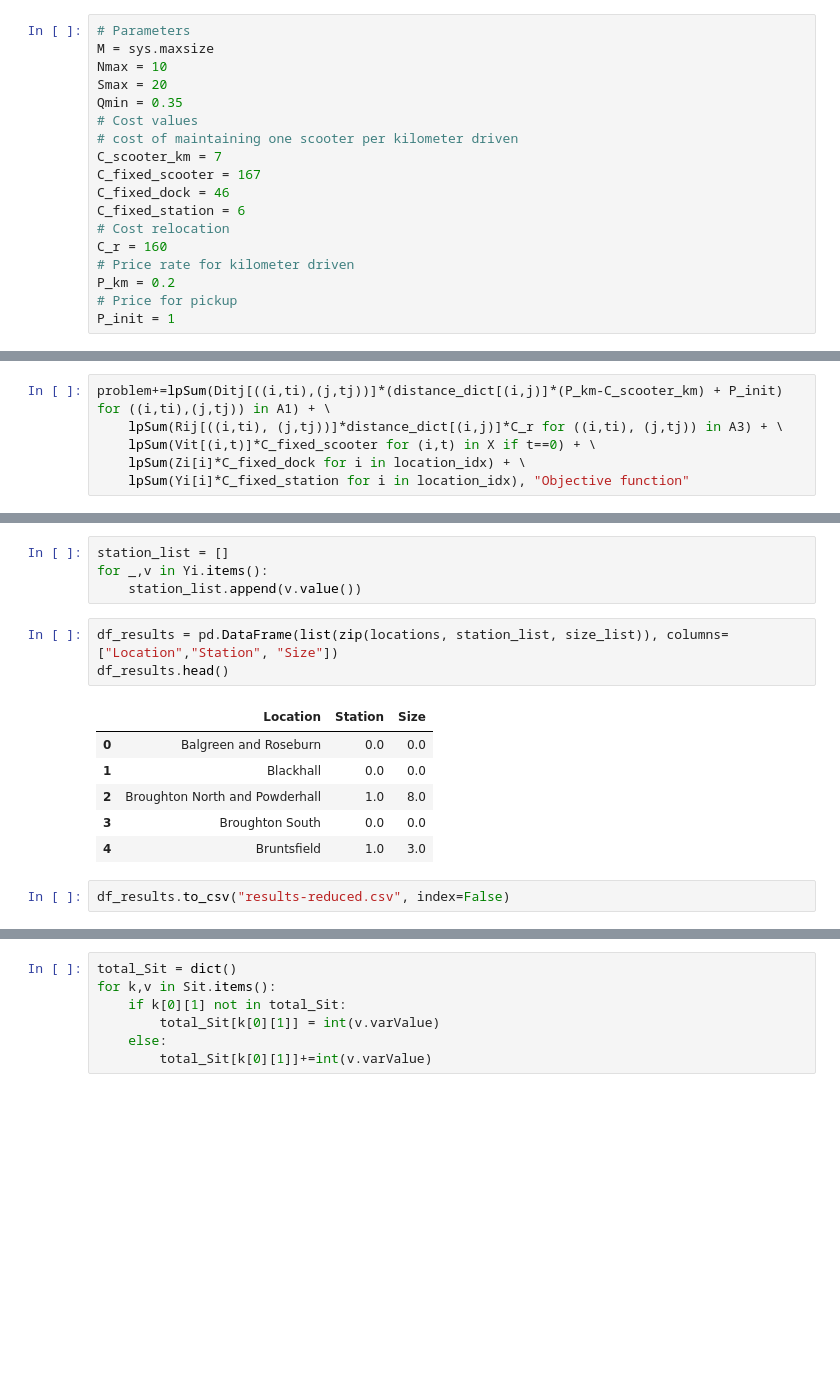
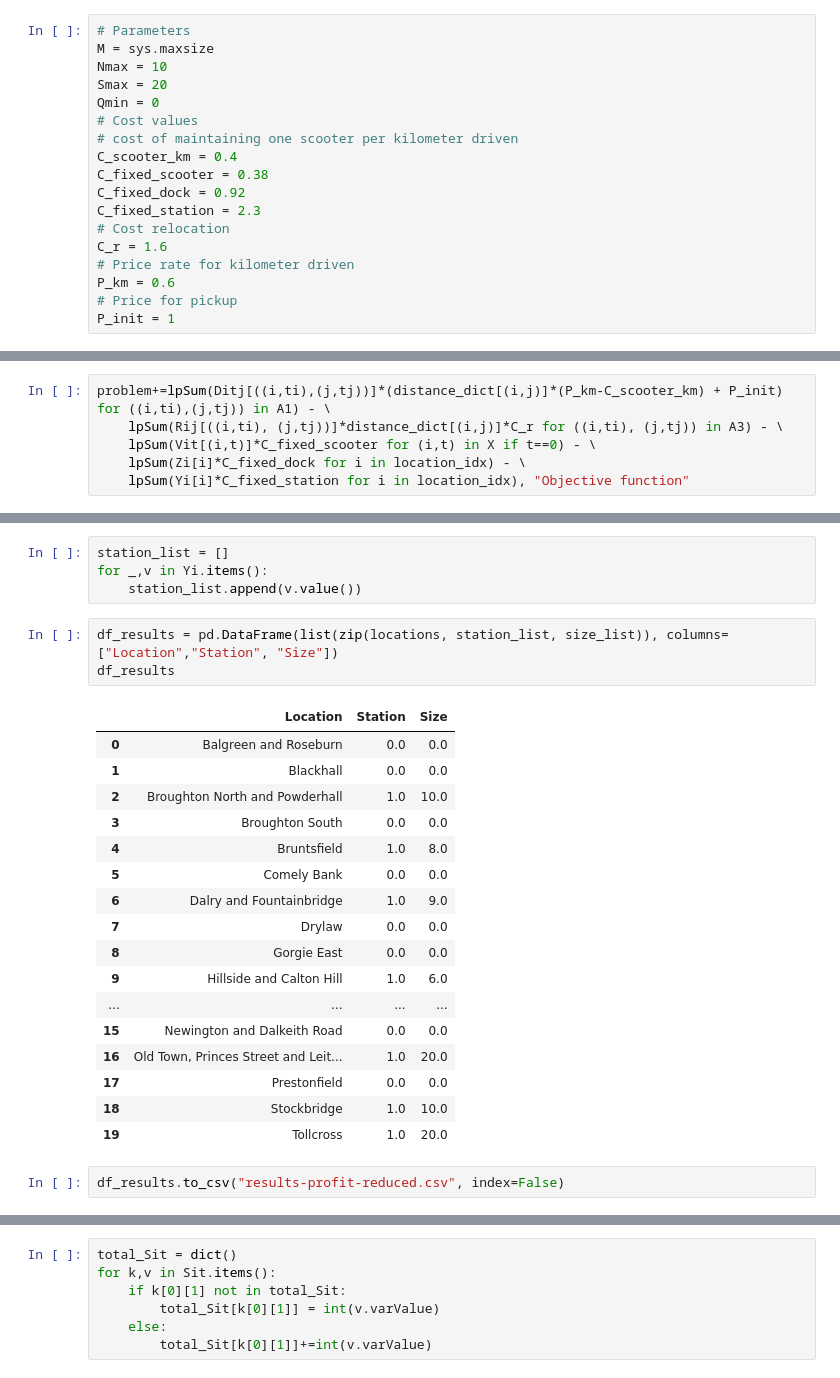
Before and after one commit to ZornitsaAsanska/MILP-Optimisation-E-scooter-Sharing-Scheme, a Jupyter notebook: profit-maximisation-model.ipynb, the cells around one changed output, grey strips where cells are left out. Saved outputs shown, nothing was run; the diff lists cells and outputs as text; blank space fills up the shorter version.

```diff
--- a/profit-maximisation-model.ipynb
+++ b/profit-maximisation-model.ipynb
@@ -32,17 +32,17 @@ for i,(_,v) in enumerate(demand.items()):
 M = sys.maxsize
 Nmax = 10
 Smax = 20
-Qmin = 0.35
+Qmin = 0
 # Cost values
 # cost of maintaining one scooter per kilometer driven
-C_scooter_km = 7
-C_fixed_scooter = 167
-C_fixed_dock = 46
-C_fixed_station = 6
+C_scooter_km = 0.4
+C_fixed_scooter = 0.38
+C_fixed_dock = 0.92
+C_fixed_station = 2.3
 # Cost relocation
-C_r = 160
+C_r = 1.6
 # Price rate for kilometer driven
-P_km = 0.2
+P_km = 0.6
 # Price for pickup
 P_init = 1
 # %%
@@ -75,8 +77,8 @@ Ditj = LpVariable.dicts("#Used_Scooters", A1, 0 ,cat="Continuous")
 # %%
-problem+=lpSum(Ditj[((i,ti),(j,tj))]*(distance_dict[(i,j)]*(P_km-C_scooter_km) + P_init) for ((i,ti),(j,tj)) in A1) + \
-    lpSum(Rij[((i,ti), (j,tj))]*distance_dict[(i,j)]*C_r for ((i,ti), (j,tj)) in A3) + \
-    lpSum(Vit[(i,t)]*C_fixed_scooter for (i,t) in X if t==0) + \
-    lpSum(Zi[i]*C_fixed_dock for i in location_idx) + \
+problem+=lpSum(Ditj[((i,ti),(j,tj))]*(distance_dict[(i,j)]*(P_km-C_scooter_km) + P_init) for ((i,ti),(j,tj)) in A1) - \
+    lpSum(Rij[((i,ti), (j,tj))]*distance_dict[(i,j)]*C_r for ((i,ti), (j,tj)) in A3) - \
+    lpSum(Vit[(i,t)]*C_fixed_scooter for (i,t) in X if t==0) - \
+    lpSum(Zi[i]*C_fixed_dock for i in location_idx) - \
     lpSum(Yi[i]*C_fixed_station for i in location_idx), "Objective function"
 # %%
 for (i,ti) in X:
@@ -160,16 +173,27 @@ for _,v in Yi.items():
     station_list.append(v.value())
 # %%
 df_results = pd.DataFrame(list(zip(locations, station_list, size_list)), columns=["Location","Station", "Size"])
-df_results.head()
+df_results
 # %% [output]
 |  | Location | Station | Size |
 | 0 | Balgreen and Roseburn | 0.0 | 0.0 |
 | 1 | Blackhall | 0.0 | 0.0 |
-| 2 | Broughton North and Powderhall | 1.0 | 8.0 |
+| 2 | Broughton North and Powderhall | 1.0 | 10.0 |
 | 3 | Broughton South | 0.0 | 0.0 |
-| 4 | Bruntsfield | 1.0 | 3.0 |
+| 4 | Bruntsfield | 1.0 | 8.0 |
+| 5 | Comely Bank | 0.0 | 0.0 |
+| 6 | Dalry and Fountainbridge | 1.0 | 9.0 |
+| 7 | Drylaw | 0.0 | 0.0 |
+| 8 | Gorgie East | 0.0 | 0.0 |
+| 9 | Hillside and Calton Hill | 1.0 | 6.0 |
+| ... | ... | ... | ... |
+| 15 | Newington and Dalkeith Road | 0.0 | 0.0 |
+| 16 | Old Town, Princes Street and Leit... | 1.0 | 20.0 |
+| 17 | Prestonfield | 0.0 | 0.0 |
+| 18 | Stockbridge | 1.0 | 10.0 |
+| 19 | Tollcross | 1.0 | 20.0 |
 # %%
-df_results.to_csv("results-reduced.csv", index=False)
+df_results.to_csv("results-profit-reduced.csv", index=False)
 # %%
 for k, v in Sit.items():
     print(str(k[0]) + ', '+ str(k[1]) + "=" + str(v.varValue))
```
Also changed, not shown: parts of 12 cells of this notebook, 7 other files.
